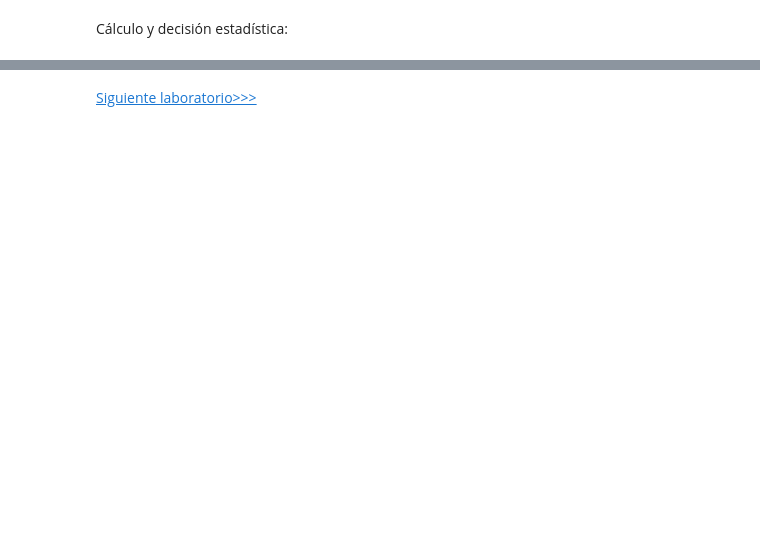
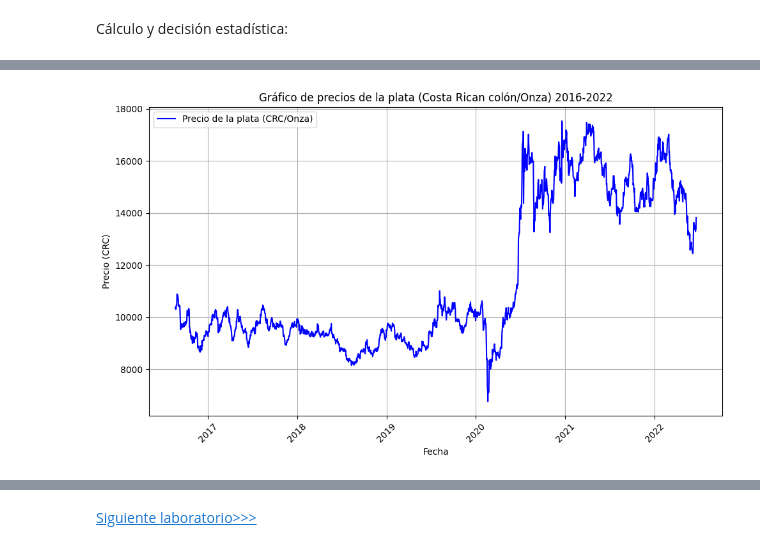
Before and after one commit to juanandres-montero/macroeconometria, a Jupyter notebook: Laboratorio_09_Cambio_Estructural.ipynb, the cells around one changed output, grey strips where cells are left out. Cells and saved outputs as stored; diff of their text form; code cells hidden in the pictures; blank space fills up the shorter version.

```diff
--- a/Laboratorio_09_Cambio_Estructural.ipynb
+++ b/Laboratorio_09_Cambio_Estructural.ipynb
@@ -276,17 +143,0 @@ Prueba de Perron (1989):
-# %%
-# Generación de variables adicionales
-df['D_P'] = np.where(df['t'] == 51, 1, 0)
-df['D_L'] = np.where(df['t'] > 50, 1, 0)
-
-# Regresión
-X = df[['y', 't', 'D_P', 'D_L']].shift(1).dropna()
-y = df['y'][1:]
-X = sm.add_constant(X)
-model = sm.OLS(y, X).fit()
-print(model.summary())
-
-# Cálculo del estadístico t
-alpha_1 = model.params[1]
-std_error = model.bse[1]
-t_statistic = (alpha_1 - 1) / std_error
-print(f'Estadístico t: {t_statistic}')
@@ -315,20 +143,0 @@ Simulación de datos:
-# %%
-# Simulación de datos
-np.random.seed(2023)
-t = np.arange(1, 201)
-y = np.zeros(200)
-epsilon = np.random.normal(0, 1, 200)
-for i in range(1, 200):
-    if i < 125:
-        y[i] = 1 + 0.25 * y[i - 1] + epsilon[i]
-    else:
-        y[i] = 2.5 + 0.65 * y[i - 1] + epsilon[i]
-
-df = pd.DataFrame({'t': t, 'y': y})
-
-# Gráfico de la serie temporal
-plt.plot(df['t'], df['y'])
-plt.xlabel('Tiempo')
-plt.ylabel('y')
-plt.title('Serie Temporal')
-plt.show()
@@ -417,11 +180,13 @@ df2.head()
 # %%
 plt.figure(figsize=(10, 6))
 plt.plot(df2['Precio'], linestyle='-', color='b', label='Precio de la plata (CRC/Onza)')
-plt.title('Gráfico de precios de la plata (Costa Rican colón/Once) 2016-2022')
+plt.title('Gráfico de precios de la plata (Costa Rican colón/Onza) 2016-2022')
 plt.xlabel('Fecha')
 plt.ylabel('Precio (CRC)')
 plt.grid(True)
 plt.legend()
 plt.xticks(rotation=45)
 plt.tight_layout()
 plt.show()
+# %% [output]
+[figure, added]
```
Also changed, not shown: parts of 31 cells of this notebook.
